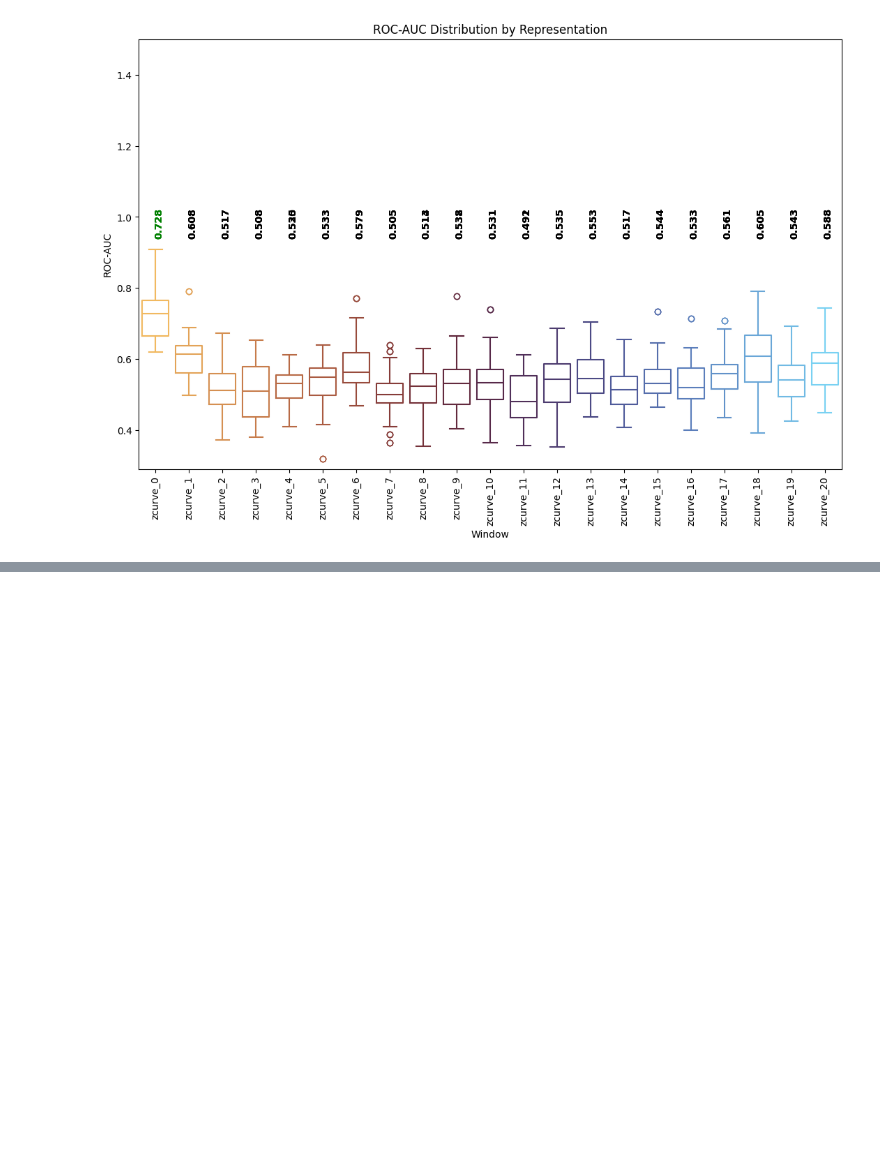
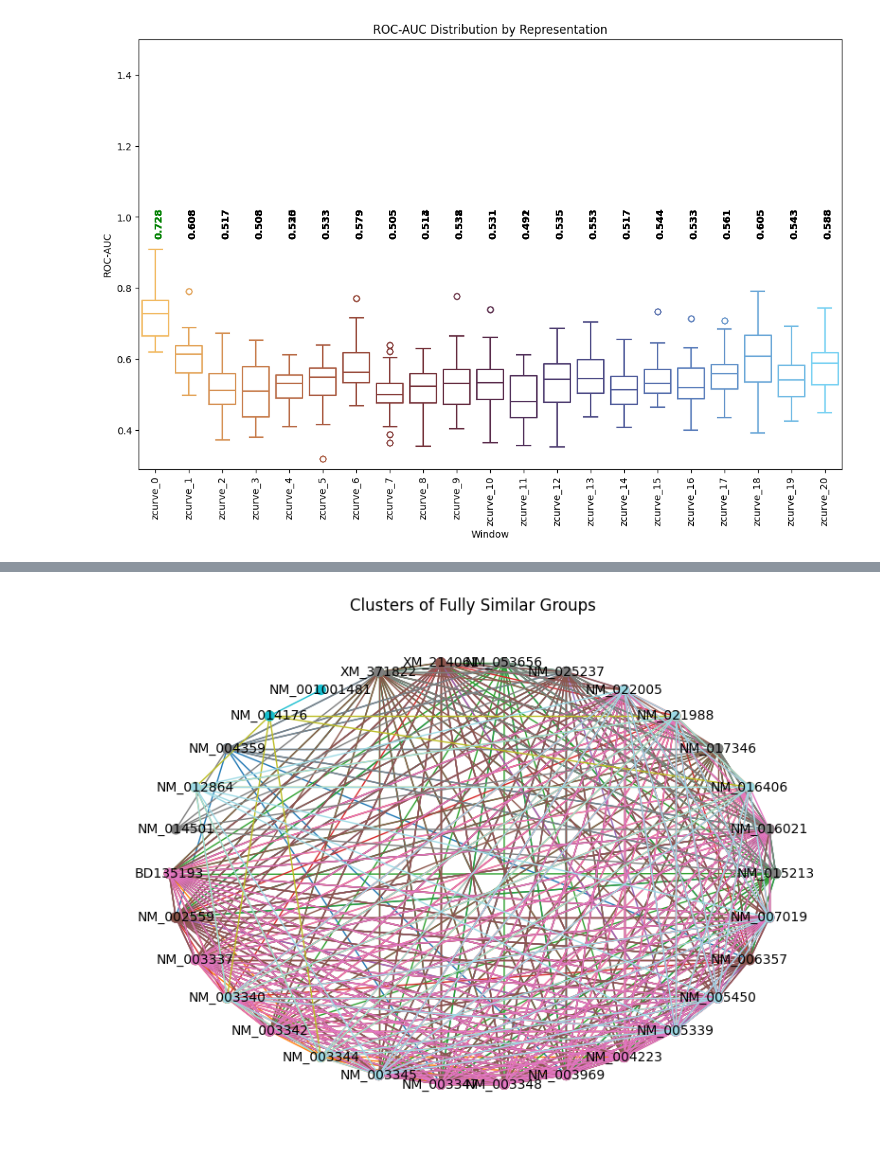
Before and after one commit to apkrfi/unMod-siRNA-Pred, a Jupyter notebook: Check_Performance.ipynb, the cells around one changed output, grey strips where cells are left out. Drawn from its saved outputs; the diff is of its cells as text; code cells hidden in the pictures; blank space fills up the shorter version.

```diff
--- a/Check_Performance.ipynb
+++ b/Check_Performance.ipynb
@@ -233,0 +311,41 @@ Passing `palette` without assigning `hue` is deprecated and will be removed in v
+# %%
+from statsmodels.stats.multicomp import pairwise_tukeyhsd
+import networkx as nx
+np.random.seed(42)
+
+groups=np.unique(data['B'])
+tukey = pairwise_tukeyhsd(endog=data["efficacy"], groups=data["B"], alpha=0.05)
+
+similar_pairs = [(row[0], row[1]) for row in tukey._results_table.data[1:] if row[-1] == False]
+# Build graph
+G = nx.Graph()
+G.add_edges_from(similar_pairs)
+G.add_nodes_from(groups)
+
+# Find **all maximal cliques** (fully connected groups of any size)
+cliques = list(nx.find_cliques(G))
+#print("Maximal fully connected clusters:", cliques)
+
+# Plot network
+plt.figure(figsize=(10,7))
+pos = nx.shell_layout(G)
+colors = plt.cm.tab20(np.linspace(0,1,len(cliques)))
+
+for i, clique in enumerate(cliques):
+    # Draw nodes of the clique
+    nx.draw_networkx_nodes(G, pos, nodelist=clique, node_color=[colors[i]]*len(clique), node_size=50)
+    # Draw edges inside the clique
+    edges = [(clique[m], clique[n]) for m in range(len(clique)) for n in range(m+1, len(clique))]
+    nx.draw_networkx_edges(G, pos, edgelist=edges, width=1, edge_color=[colors[i]]*len(edges))
+
+# Draw remaining edges not in any clique (if any)
+edges_in_cliques = set([tuple(sorted(e)) for clique in cliques for e in [(clique[m], clique[n]) for m in range(len(clique)) for n in range(m+1, len(clique))]])
+remaining_edges = [e for e in G.edges if tuple(sorted(e)) not in edges_in_cliques]
+nx.draw_networkx_edges(G, pos, edgelist=remaining_edges, style='dashed', edge_color='black', width=1)
+
+nx.draw_networkx_labels(G, pos, font_size=10)
+plt.title("Clusters of Fully Similar Groups")
+plt.axis('off')
+plt.savefig('clusters.png',dpi=300)
+# %% [output]
+[figure, added]
```
Also changed, not shown: parts of 11 cells of this notebook, 3 other files.
